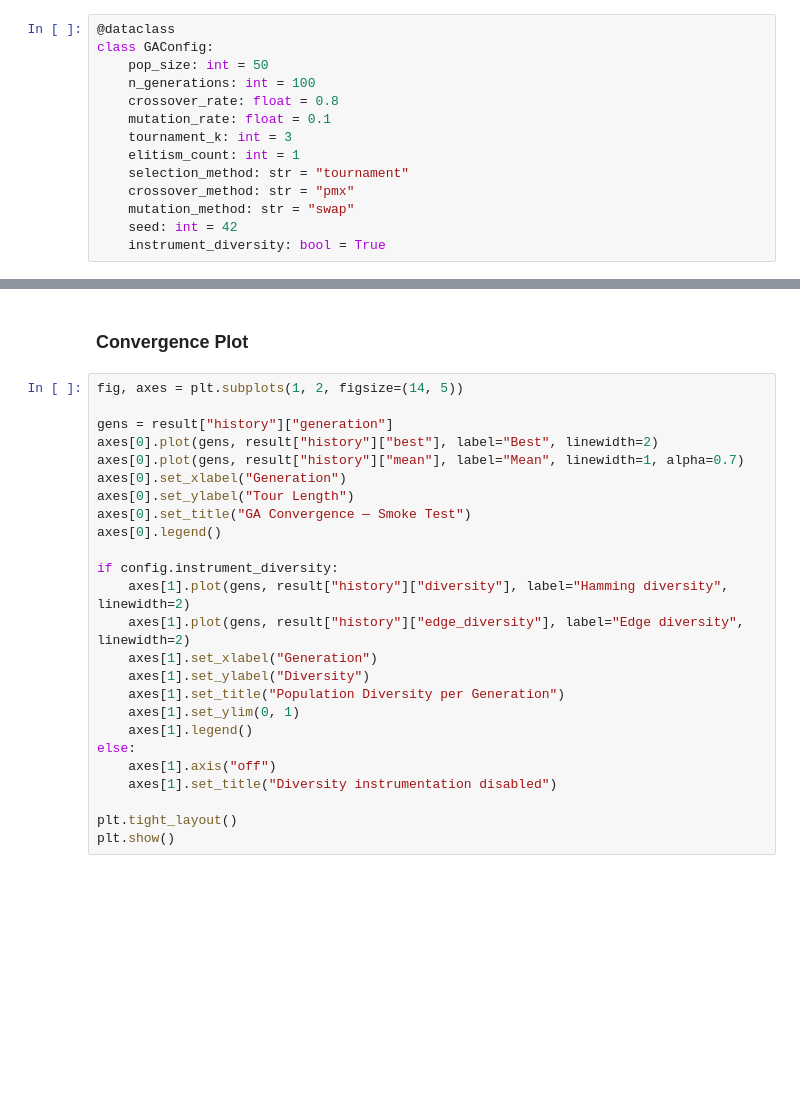
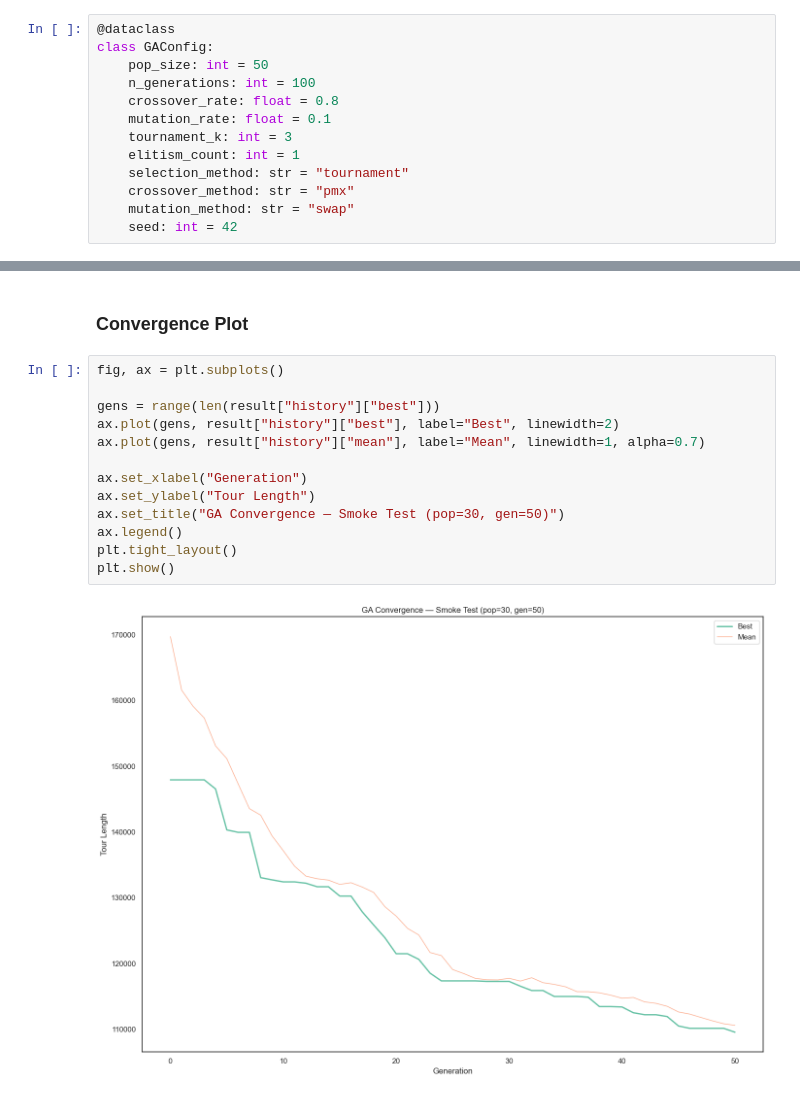
Before and after one commit to ridzuan5757/tc6544-project-2, a Jupyter notebook: notebooks/10_ga_loop.ipynb, the cells around one changed output, grey strips where cells are left out. Drawn from its saved outputs; the diff is of its cells as text; blank space fills up the shorter version.

```diff
--- a/notebooks/10_ga_loop.ipynb
+++ b/notebooks/10_ga_loop.ipynb
@@ -250,6 +184,5 @@ class GAConfig:
     crossover_method: str = "pmx"
     mutation_method: str = "swap"
     seed: int = 42
-    instrument_diversity: bool = True
 # %% [markdown]
 ## GA Loop Implementation
@@ -412,27 +285,17 @@ print("Smoke test passed: fitness logging works, and diversity instrumentation c
 # %% [markdown]
 ### Convergence Plot
 # %%
-fig, axes = plt.subplots(1, 2, figsize=(14, 5))
+fig, ax = plt.subplots()
 
-gens = result["history"]["generation"]
-axes[0].plot(gens, result["history"]["best"], label="Best", linewidth=2)
-axes[0].plot(gens, result["history"]["mean"], label="Mean", linewidth=1, alpha=0.7)
-axes[0].set_xlabel("Generation")
-axes[0].set_ylabel("Tour Length")
-axes[0].set_title("GA Convergence — Smoke Test")
-axes[0].legend()
+gens = range(len(result["history"]["best"]))
+ax.plot(gens, result["history"]["best"], label="Best", linewidth=2)
+ax.plot(gens, result["history"]["mean"], label="Mean", linewidth=1, alpha=0.7)
 
-if config.instrument_diversity:
-    axes[1].plot(gens, result["history"]["diversity"], label="Hamming diversity", linewidth=2)
-    axes[1].plot(gens, result["history"]["edge_diversity"], label="Edge diversity", linewidth=2)
-    axes[1].set_xlabel("Generation")
-    axes[1].set_ylabel("Diversity")
-    axes[1].set_title("Population Diversity per Generation")
-    axes[1].set_ylim(0, 1)
-    axes[1].legend()
-else:
-    axes[1].axis("off")
-    axes[1].set_title("Diversity instrumentation disabled")
-
+ax.set_xlabel("Generation")
+ax.set_ylabel("Tour Length")
+ax.set_title("GA Convergence — Smoke Test (pop=30, gen=50)")
+ax.legend()
 plt.tight_layout()
 plt.show()
+# %% [output]
+[figure, added]
```
Also changed, not shown: parts of 7 cells of this notebook, 3 other files.
